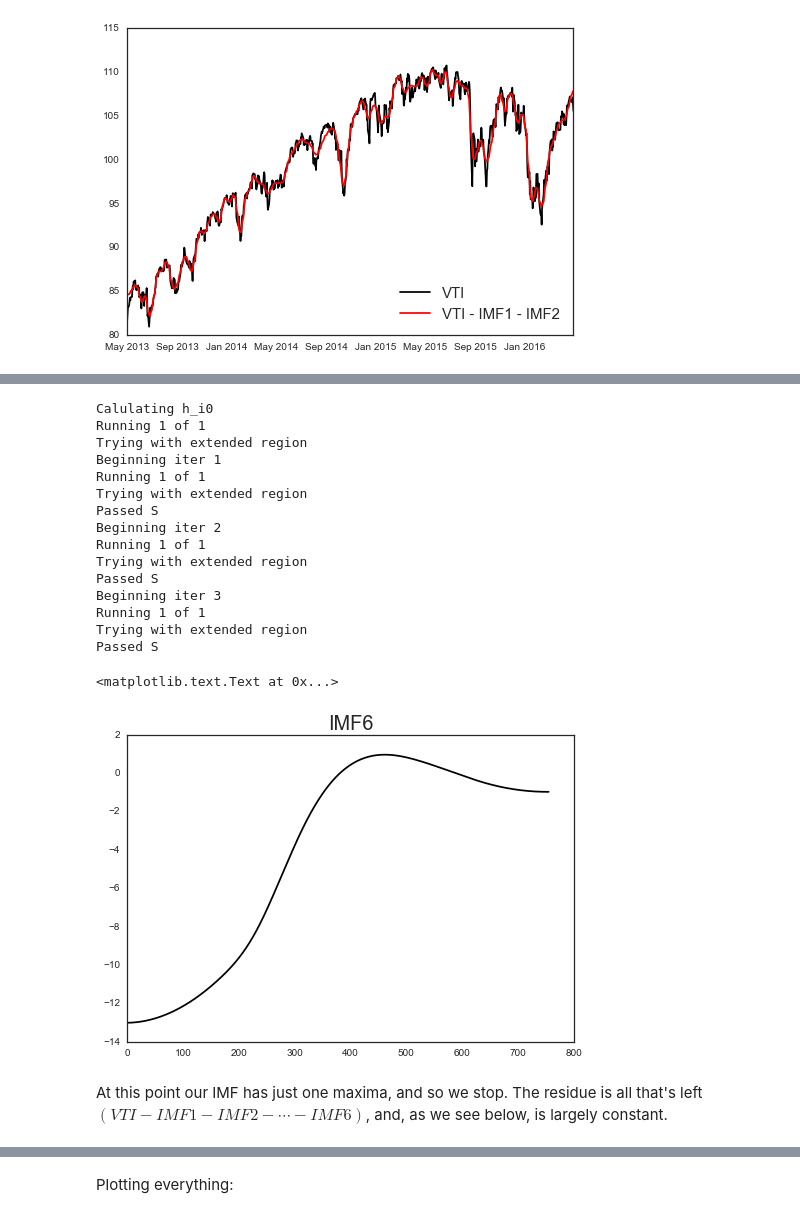
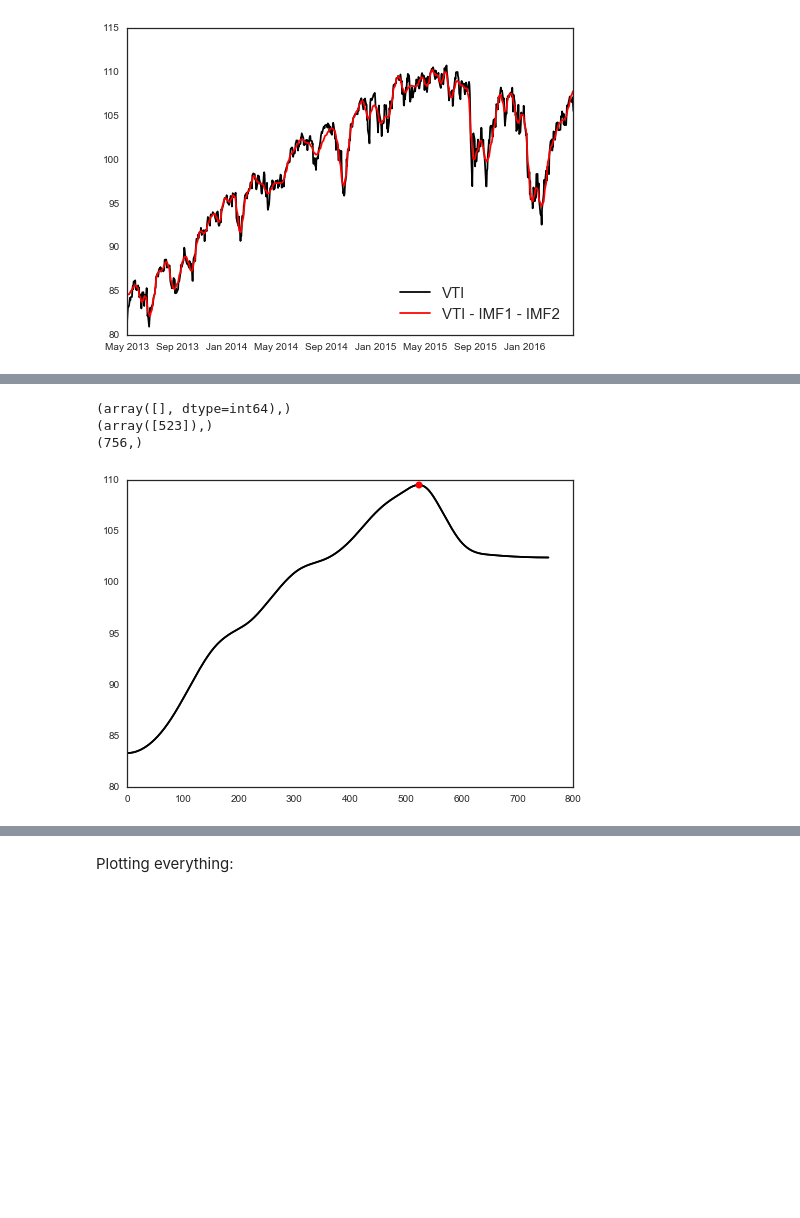
Before and after one commit to anzelpwj/Stats-week, a Jupyter notebook: Hilbert_Transform.ipynb, the cells around one changed output, grey strips where cells are left out. Saved outputs shown, nothing was run; the diff lists cells and outputs as text; code cells hidden in the pictures; blank space fills up the shorter version.

```diff
--- a/Hilbert_Transform.ipynb
+++ b/Hilbert_Transform.ipynb
@@ -708,25 +732,14 @@ Passed S
-# %%
-X5 = X4 - IMF5
-IMF6, _ = calculate_next_IMF(X5)
-plt.plot(dummy_t, IMF6, color='k')
-plt.title("IMF6", fontsize=20)
-# %% [output]
-Calulating h_i0
-Running 1 of 1
-Trying with extended region
-Beginning iter 1
-Running 1 of 1
-Trying with extended region
-Passed S
-Beginning iter 2
-Running 1 of 1
-Trying with extended region
-Passed S
-Beginning iter 3
-Running 1 of 1
-Trying with extended region
-Passed S
-<matplotlib.text.Text at 0x...>
-[figure, removed]
-# %% [markdown]
-At this point our IMF has just one maxima, and so we stop. The residue is all that's left $(VTI - IMF1 - IMF2 - \cdots - IMF6)$, and, as we see below, is largely constant.
+# %%
+X5 = X4 - IMF5
+plt.plot(dummy_t, X5, color='k')
+
+print(sp.signal.argrelmin(X5))
+print(sp.signal.argrelmax(X5))
+plt.plot(dummy_t, X5, 'k')
+plt.plot(dummy_t[[523]], X5[[523]], linewidth=0, marker='o', color='r')
+print(X5.shape)
+# %% [output]
+(array([], dtype=int64),)
+(array([523]),)
+(756,)
+[figure, added]
```
Also changed, not shown: parts of 17 cells of this notebook.
